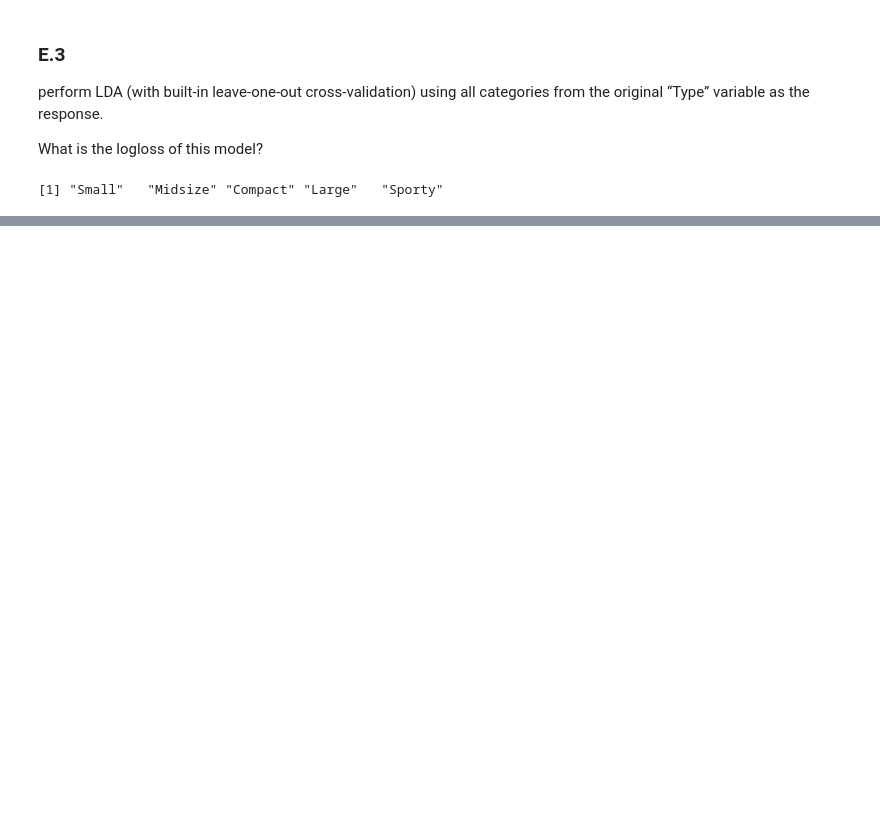
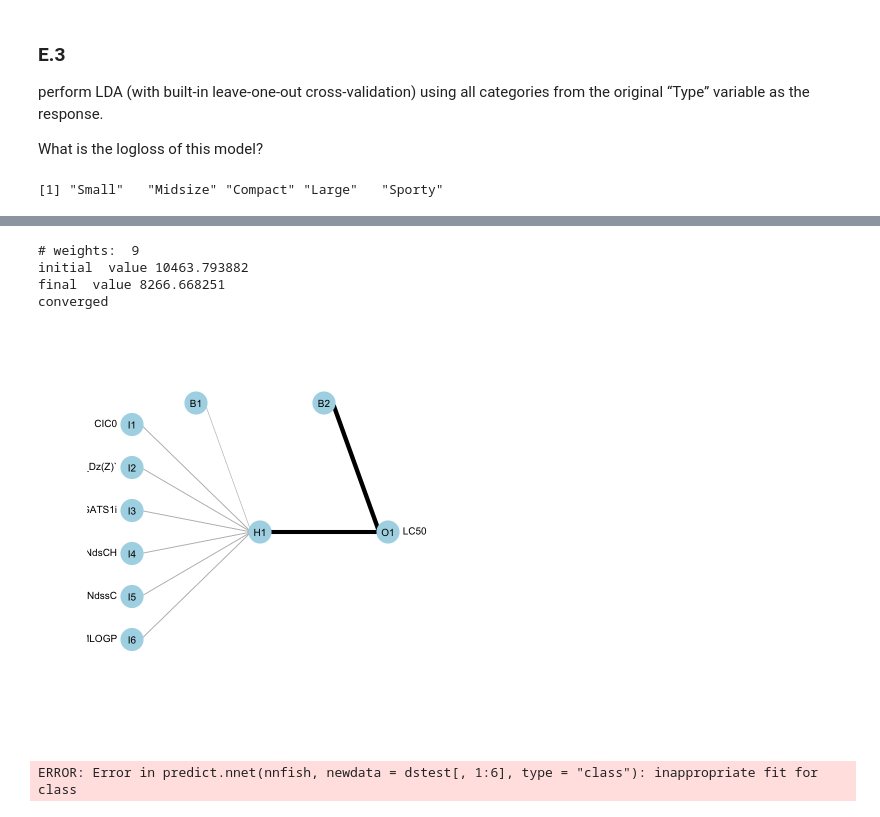
Before and after one commit to GawainGan/UBCO_MDS, a Jupyter notebook: Data-572/Assignment2/Assignment2.ipynb, the cells around one changed output, grey strips where cells are left out. Cells and saved outputs as stored; diff of their text form; code cells hidden in the pictures; blank space fills up the shorter version.

```diff
--- a/Data-572/Assignment2/Assignment2.ipynb
+++ b/Data-572/Assignment2/Assignment2.ipynb
@@ -387,0 +427,5 @@ Log loss for type with all unique category: 7.080638
+# %%
+fish_path = '/Users/gawain/Desktop/3.UBC/Block4/Data-572-Supervised learning/Assignment/Assignment2/fish_toxicity.csv'
+fish <- read.csv(fish_path, , header = FALSE,sep = ";")
+colnames(fish) <- c("CIC0", "SM1_Dz(Z)", "GATS1i", "NdsCH", "NdssC", "MLOGP", "LC50")
+head(fish)
@@ -387,0 +462,21 @@ Log loss for type with all unique category: 7.080638
+# %%
+# nrow(fish) * 0.8
+dsindex <- sample(1:nrow(fish), 726)
+dstrain <- fish[dsindex, ] #80% for training;
+dstest <- fish[-dsindex, ] #20% for testing
+# %%
+# size: number of units in the hidden layer. Can be zero if there are skip-layer units.
+nnfish <- nnet(LC50 ~ ., data=dstrain, size=1, hidden=5)
+# %% [output]
+# weights:  9
+initial  value 10463.793882
+final  value 8266.668251
+converged
+# %%
+plotnet(nnfish)
+# %% [output]
+[figure, added]
+# %%
+table(dstest[,7], predict(nnfish, newdata=dstest[,1:6], type = 'class'))
+# %% [output]
+ERROR: Error in predict.nnet(nnfish, newdata = dstest[, 1:6], type = "class"): inappropriate fit for class
```
Also changed, not shown: parts of 18 cells of this notebook.
